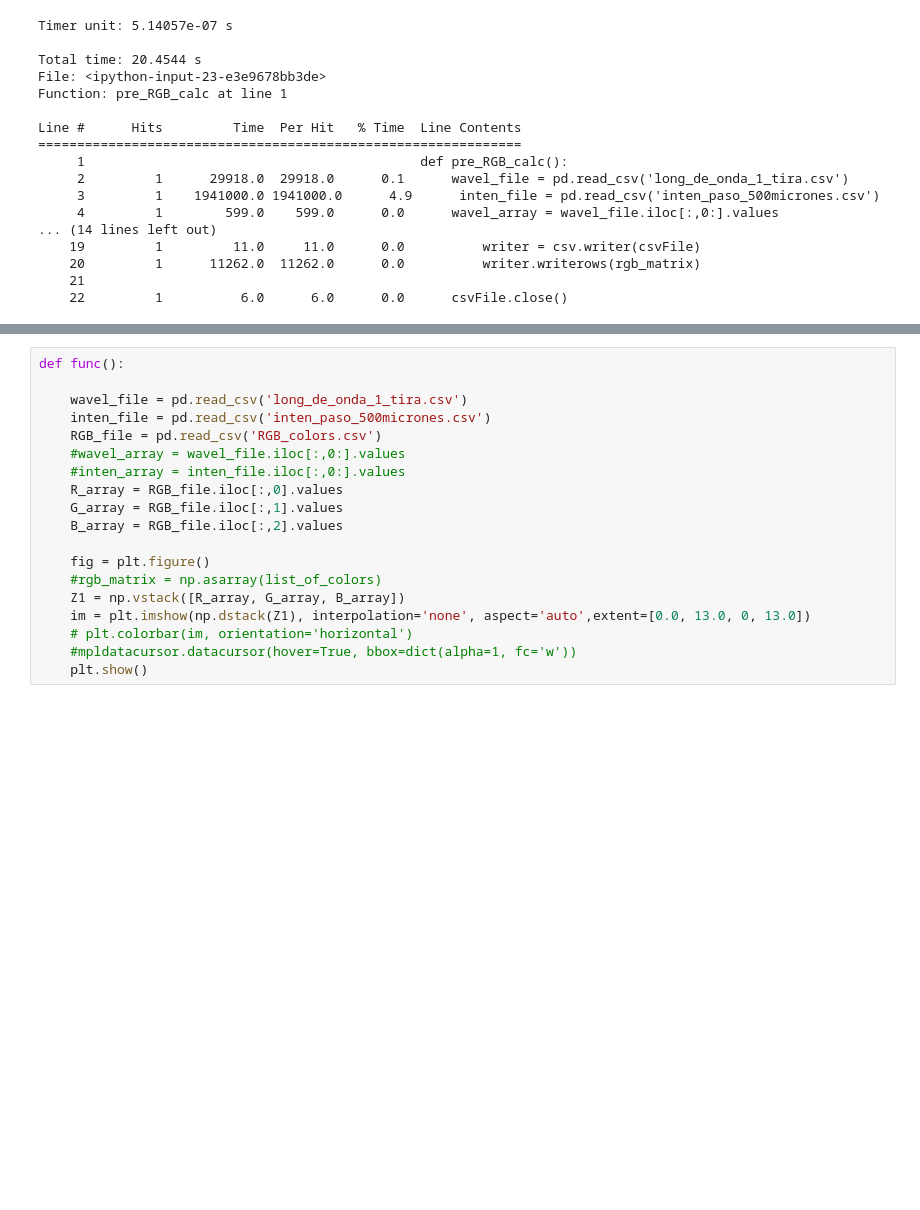
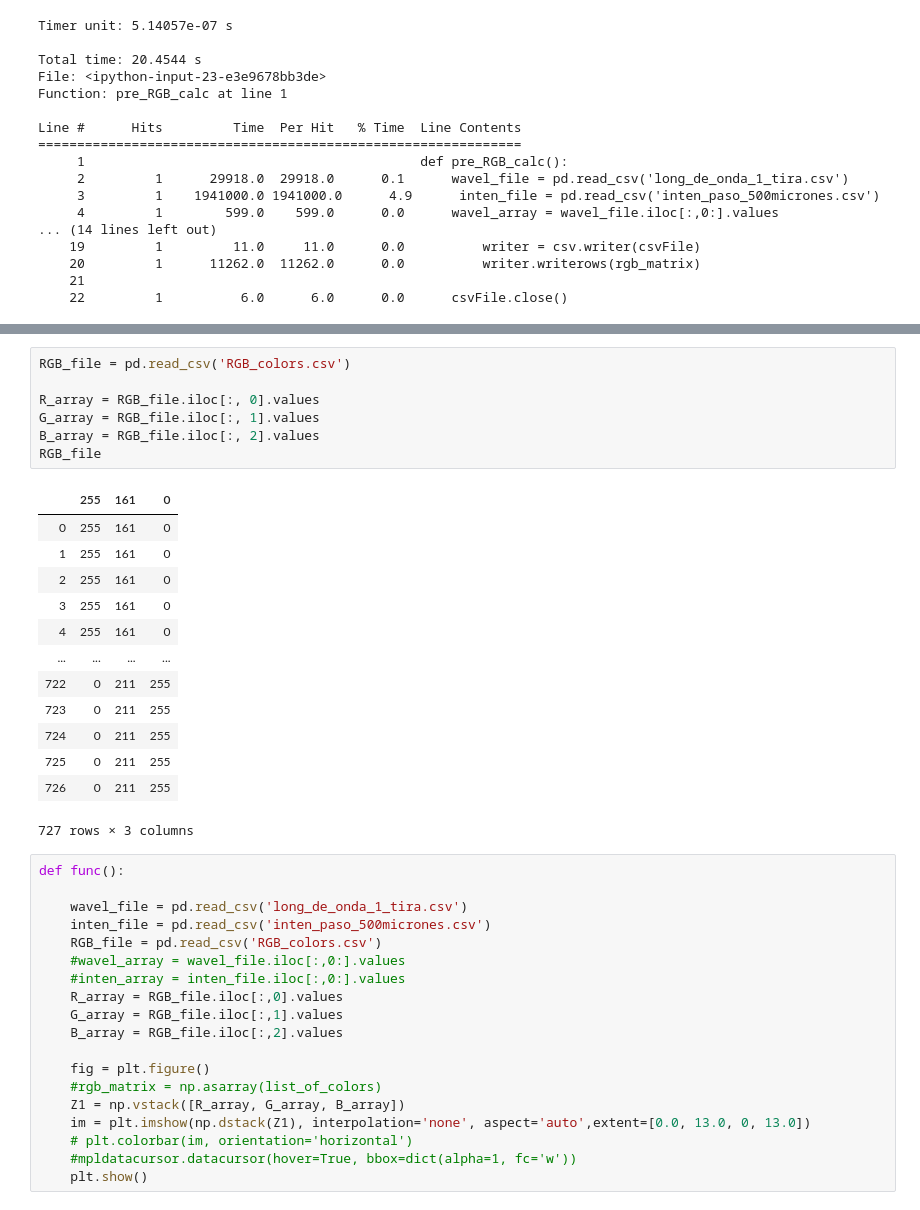
Before and after one commit to jrr1984/Prototipo0_S-D_SpectralGUI, a Jupyter notebook: spectral_gui/testing_line_profiler.ipynb, the cells around one changed output, grey strips where cells are left out. Saved outputs shown, nothing was run; the diff lists cells and outputs as text; blank space fills up the shorter version.

```diff
--- a/spectral_gui/testing_line_profiler.ipynb
+++ b/spectral_gui/testing_line_profiler.ipynb
@@ -85,3 +108,24 @@ Line #      Hits         Time  Per Hit   % Time  Line Contents
+# %%
+RGB_file = pd.read_csv('RGB_colors.csv')
+
+R_array = RGB_file.iloc[:, 0].values
+G_array = RGB_file.iloc[:, 1].values
+B_array = RGB_file.iloc[:, 2].values
+RGB_file
+# %% [output]
+|  | 255 | 161 | 0 |
+| 0 | 255 | 161 | 0 |
+| 1 | 255 | 161 | 0 |
+| 2 | 255 | 161 | 0 |
+| 3 | 255 | 161 | 0 |
+| 4 | 255 | 161 | 0 |
+| ... | ... | ... | ... |
+| 722 | 0 | 211 | 255 |
+| 723 | 0 | 211 | 255 |
+| 724 | 0 | 211 | 255 |
+| 725 | 0 | 211 | 255 |
+| 726 | 0 | 211 | 255 |
+727 rows × 3 columns
 # %%
 def func():
 
```
Also changed, not shown: parts of 2 cells of this notebook, 2 other files.
